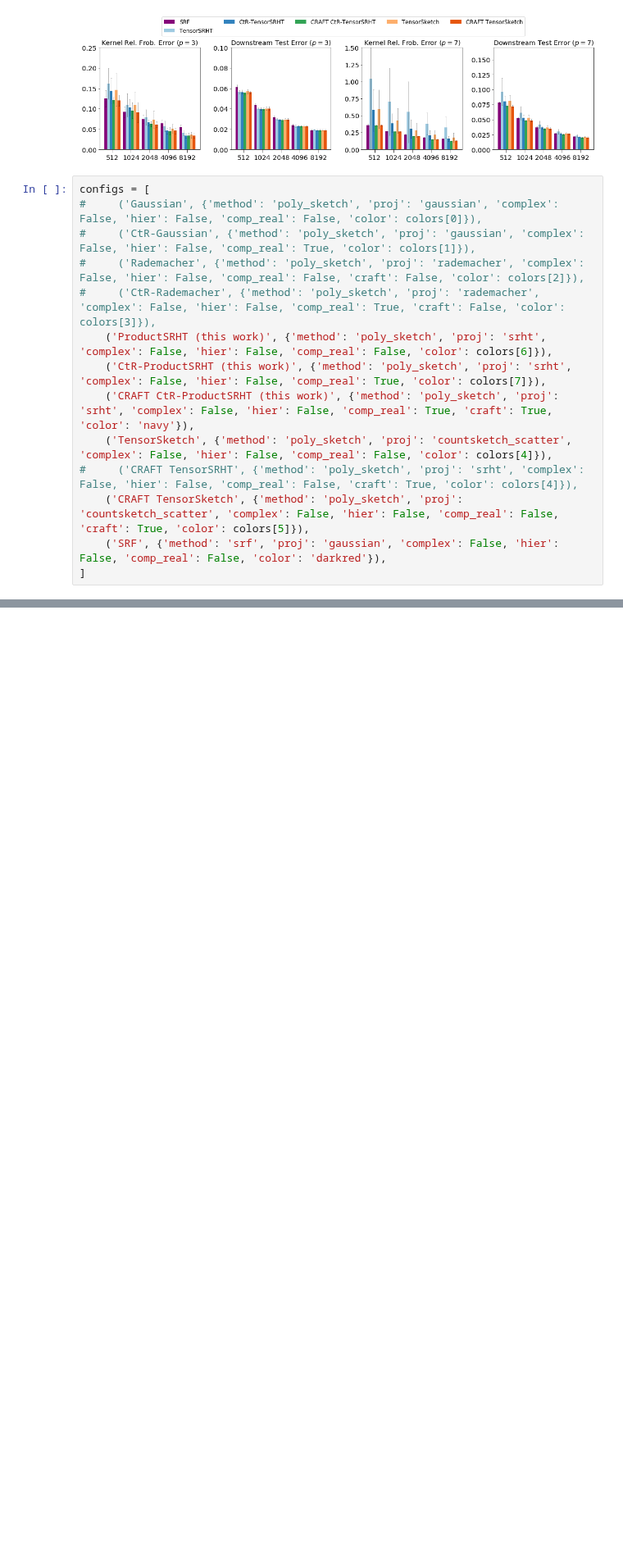
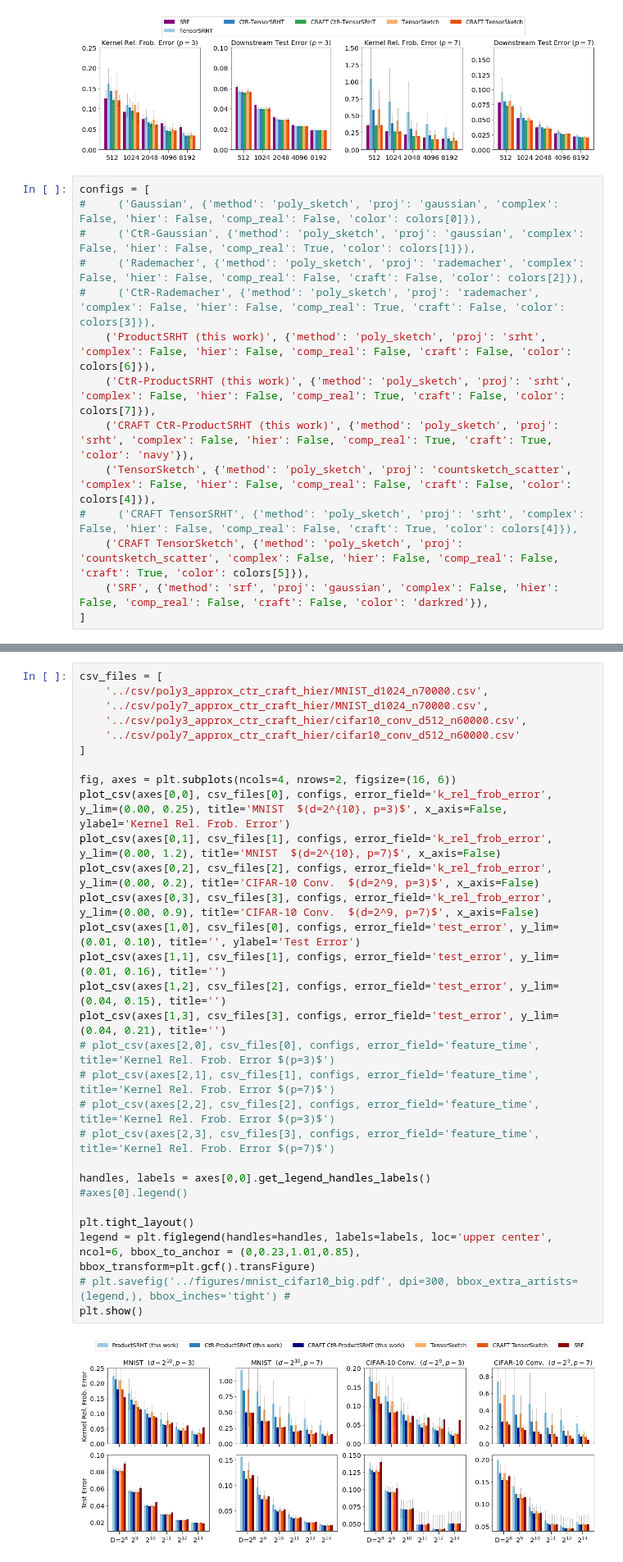
Before and after one commit to joneswack/dp-rfs, a Jupyter notebook: notebooks/bar-plot-visualization.ipynb, the cells around one changed output, grey strips where cells are left out. Shown at 82% size. Drawn from its saved outputs; the diff is of its cells as text; blank space fills up the shorter version.

```diff
--- a/notebooks/bar-plot-visualization.ipynb
+++ b/notebooks/bar-plot-visualization.ipynb
@@ -737,13 +760,13 @@ configs = [
 #     ('CtR-Gaussian', {'method': 'poly_sketch', 'proj': 'gaussian', 'complex': False, 'hier': False, 'comp_real': True, 'color': colors[1]}),
 #     ('Rademacher', {'method': 'poly_sketch', 'proj': 'rademacher', 'complex': False, 'hier': False, 'comp_real': False, 'craft': False, 'color': colors[2]}),
 #     ('CtR-Rademacher', {'method': 'poly_sketch', 'proj': 'rademacher', 'complex': False, 'hier': False, 'comp_real': True, 'craft': False, 'color': colors[3]}),
-    ('ProductSRHT (this work)', {'method': 'poly_sketch', 'proj': 'srht', 'complex': False, 'hier': False, 'comp_real': False, 'color': colors[6]}),
-    ('CtR-ProductSRHT (this work)', {'method': 'poly_sketch', 'proj': 'srht', 'complex': False, 'hier': False, 'comp_real': True, 'color': colors[7]}),
+    ('ProductSRHT (this work)', {'method': 'poly_sketch', 'proj': 'srht', 'complex': False, 'hier': False, 'comp_real': False, 'craft': False, 'color': colors[6]}),
+    ('CtR-ProductSRHT (this work)', {'method': 'poly_sketch', 'proj': 'srht', 'complex': False, 'hier': False, 'comp_real': True, 'craft': False, 'color': colors[7]}),
     ('CRAFT CtR-ProductSRHT (this work)', {'method': 'poly_sketch', 'proj': 'srht', 'complex': False, 'hier': False, 'comp_real': True, 'craft': True, 'color': 'navy'}),
-    ('TensorSketch', {'method': 'poly_sketch', 'proj': 'countsketch_scatter', 'complex': False, 'hier': False, 'comp_real': False, 'color': colors[4]}),
+    ('TensorSketch', {'method': 'poly_sketch', 'proj': 'countsketch_scatter', 'complex': False, 'hier': False, 'comp_real': False, 'craft': False, 'color': colors[4]}),
 #     ('CRAFT TensorSRHT', {'method': 'poly_sketch', 'proj': 'srht', 'complex': False, 'hier': False, 'comp_real': False, 'craft': True, 'color': colors[4]}),
     ('CRAFT TensorSketch', {'method': 'poly_sketch', 'proj': 'countsketch_scatter', 'complex': False, 'hier': False, 'comp_real': False, 'craft': True, 'color': colors[5]}),
-    ('SRF', {'method': 'srf', 'proj': 'gaussian', 'complex': False, 'hier': False, 'comp_real': False, 'color': 'darkred'}),
+    ('SRF', {'method': 'srf', 'proj': 'gaussian', 'complex': False, 'hier': False, 'comp_real': False, 'craft': False, 'color': 'darkred'}),
 ]
 # %%
 csv_files = [
@@ -776,6 +799,37 @@ plt.savefig('../figures/mnist_cifar10_big.pdf', dpi=300, bbox_extra_artists=(leg
 plt.show()
 # %% [output]
 [figure]
+# %%
+csv_files = [
+    '../csv/poly3_approx_ctr_craft_hier/MNIST_d1024_n70000.csv',
+    '../csv/poly7_approx_ctr_craft_hier/MNIST_d1024_n70000.csv',
+    '../csv/poly3_approx_ctr_craft_hier/cifar10_conv_d512_n60000.csv',
+    '../csv/poly7_approx_ctr_craft_hier/cifar10_conv_d512_n60000.csv'
+]
+
+fig, axes = plt.subplots(ncols=4, nrows=2, figsize=(16, 6))
+plot_csv(axes[0,0], csv_files[0], configs, error_field='k_rel_frob_error', y_lim=(0.00, 0.25), title='MNIST  $(d=2^{10}, p=3)$', x_axis=False, ylabel='Kernel Rel. Frob. Error')
+plot_csv(axes[0,1], csv_files[1], configs, error_field='k_rel_frob_error', y_lim=(0.00, 1.2), title='MNIST  $(d=2^{10}, p=7)$', x_axis=False)
+plot_csv(axes[0,2], csv_files[2], configs, error_field='k_rel_frob_error', y_lim=(0.00, 0.2), title='CIFAR-10 Conv.  $(d=2^9, p=3)$', x_axis=False)
+plot_csv(axes[0,3], csv_files[3], configs, error_field='k_rel_frob_error', y_lim=(0.00, 0.9), title='CIFAR-10 Conv.  $(d=2^9, p=7)$', x_axis=False)
+plot_csv(axes[1,0], csv_files[0], configs, error_field='test_error', y_lim=(0.01, 0.10), title='', ylabel='Test Error')
+plot_csv(axes[1,1], csv_files[1], configs, error_field='test_error', y_lim=(0.01, 0.16), title='')
+plot_csv(axes[1,2], csv_files[2], configs, error_field='test_error', y_lim=(0.04, 0.15), title='')
+plot_csv(axes[1,3], csv_files[3], configs, error_field='test_error', y_lim=(0.04, 0.21), title='')
+# plot_csv(axes[2,0], csv_files[0], configs, error_field='feature_time', title='Kernel Rel. Frob. Error $(p=3)$')
+# plot_csv(axes[2,1], csv_files[1], configs, error_field='feature_time', title='Kernel Rel. Frob. Error $(p=7)$')
+# plot_csv(axes[2,2], csv_files[2], configs, error_field='feature_time', title='Kernel Rel. Frob. Error $(p=3)$')
+# plot_csv(axes[2,3], csv_files[3], configs, error_field='feature_time', title='Kernel Rel. Frob. Error $(p=7)$')
+
+handles, labels = axes[0,0].get_legend_handles_labels()
+#axes[0].legend()
+
+plt.tight_layout()
+legend = plt.figlegend(handles=handles, labels=labels, loc='upper center', ncol=6, bbox_to_anchor = (0,0.23,1.01,0.85), bbox_transform=plt.gcf().transFigure)
+# plt.savefig('../figures/mnist_cifar10_big.pdf', dpi=300, bbox_extra_artists=(legend,), bbox_inches='tight') #
+plt.show()
+# %% [output]
+[figure, added]
 # %%
 configs = [
     ('Gaussian', {'method': 'poly_sketch', 'proj': 'gaussian', 'complex': False, 'hier': False, 'comp_real': False, 'color': colors[0]}),
```
Also changed, not shown: parts of 2 cells of this notebook, 4 other files.
